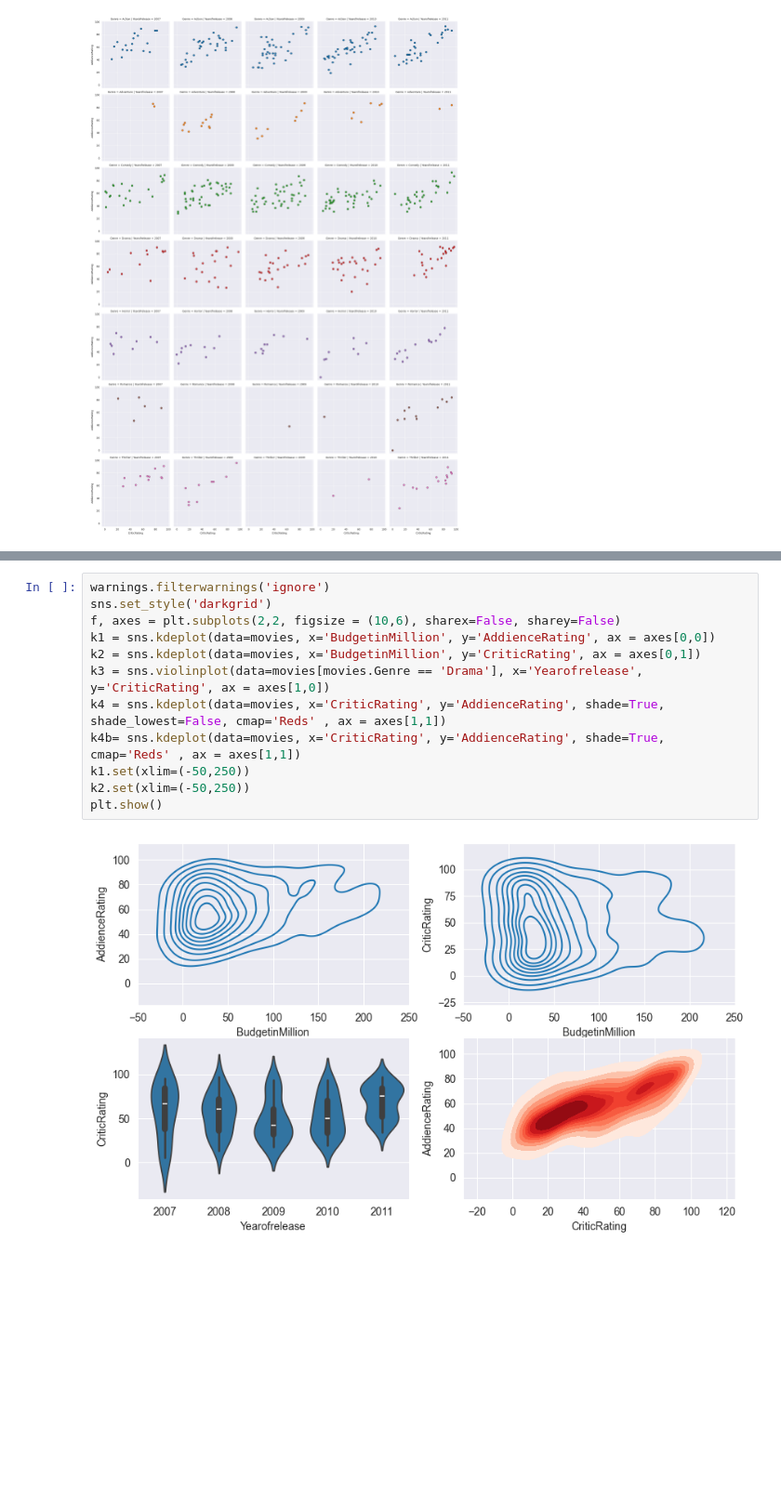
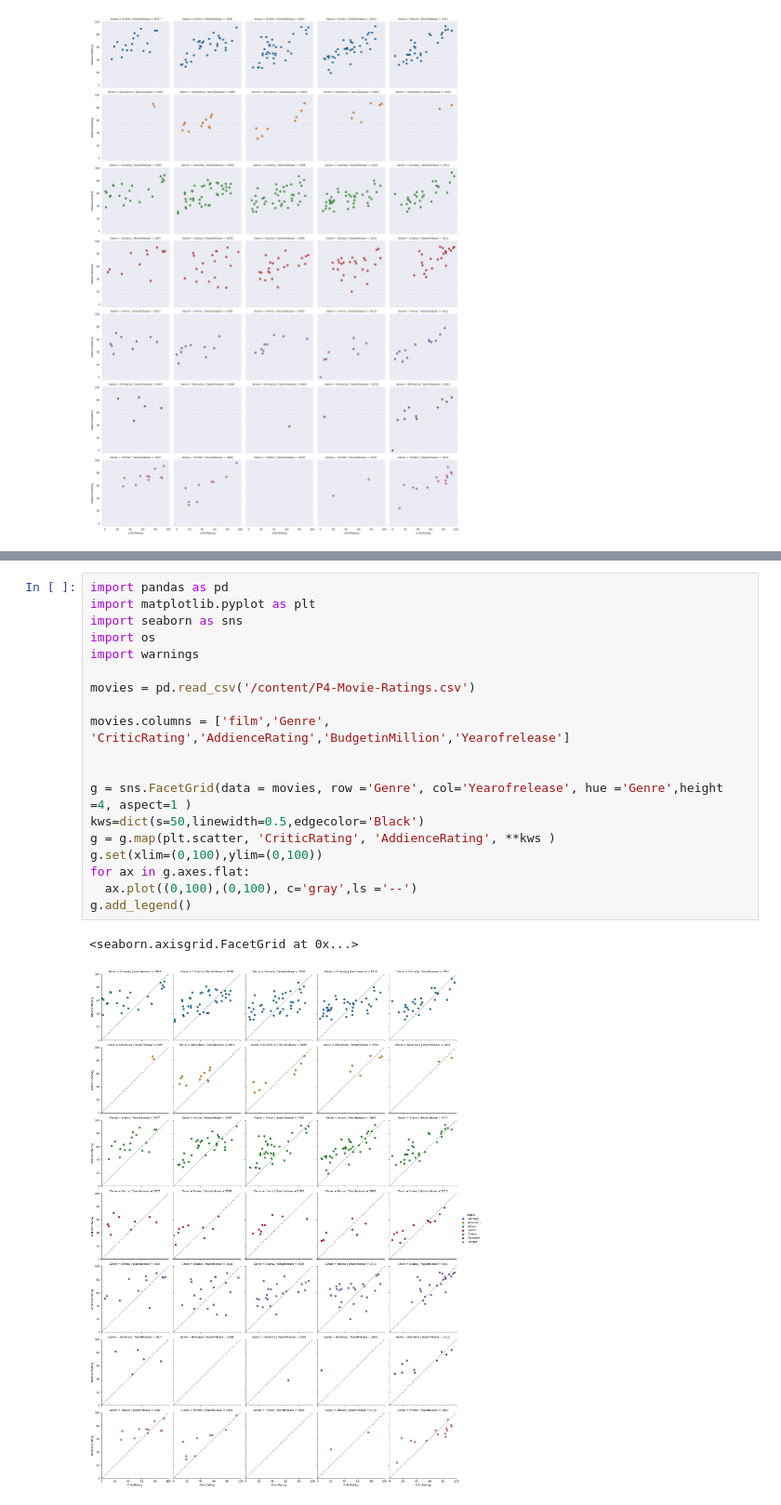
Before and after one commit to narayanarekar/narayanarekar, a Jupyter notebook: python_handson_v1_0.ipynb, the cells around one changed output, grey strips where cells are left out. Shown at 93% size. Drawn from its saved outputs; the diff is of its cells as text; blank space fills up the shorter version.

```diff
--- a/python_handson_v1_0.ipynb
+++ b/python_handson_v1_0.ipynb
@@ -1055,17 +1055,25 @@ g = g.map(plt.hist, 'BudgetinMillion' )
-# %%
-warnings.filterwarnings('ignore')
-sns.set_style('darkgrid')
-f, axes = plt.subplots(2,2, figsize = (10,6), sharex=False, sharey=False)
-k1 = sns.kdeplot(data=movies, x='BudgetinMillion', y='AddienceRating', ax = axes[0,0])
-k2 = sns.kdeplot(data=movies, x='BudgetinMillion', y='CriticRating', ax = axes[0,1])
-k3 = sns.violinplot(data=movies[movies.Genre == 'Drama'], x='Yearofrelease', y='CriticRating', ax = axes[1,0])
-k4 = sns.kdeplot(data=movies, x='CriticRating', y='AddienceRating', shade=True, shade_lowest=False, cmap='Reds' , ax = axes[1,1])
-k4b= sns.kdeplot(data=movies, x='CriticRating', y='AddienceRating', shade=True, cmap='Reds' , ax = axes[1,1])
-k1.set(xlim=(-50,250))
-k2.set(xlim=(-50,250))
-plt.show()
-# %% [output]
-[figure, removed]
+# %%
+import pandas as pd
+import matplotlib.pyplot as plt
+import seaborn as sns
+import os
+import warnings
+
+movies = pd.read_csv('/content/P4-Movie-Ratings.csv')
+
+movies.columns = ['film','Genre', 'CriticRating','AddienceRating','BudgetinMillion','Yearofrelease']
+
+
+g = sns.FacetGrid(data = movies, row ='Genre', col='Yearofrelease', hue ='Genre',height =4, aspect=1 )
+kws=dict(s=50,linewidth=0.5,edgecolor='Black')
+g = g.map(plt.scatter, 'CriticRating', 'AddienceRating', **kws )
+g.set(xlim=(0,100),ylim=(0,100))
+for ax in g.axes.flat:
+  ax.plot((0,100),(0,100), c='gray',ls ='--')
+g.add_legend()
+# %% [output]
+<seaborn.axisgrid.FacetGrid at 0x...>
+[figure, added]
 # %%
 warnings.filterwarnings('ignore')
 sns.set_style('darkgrid')
```
Also changed, not shown: parts of 6 cells of this notebook.
